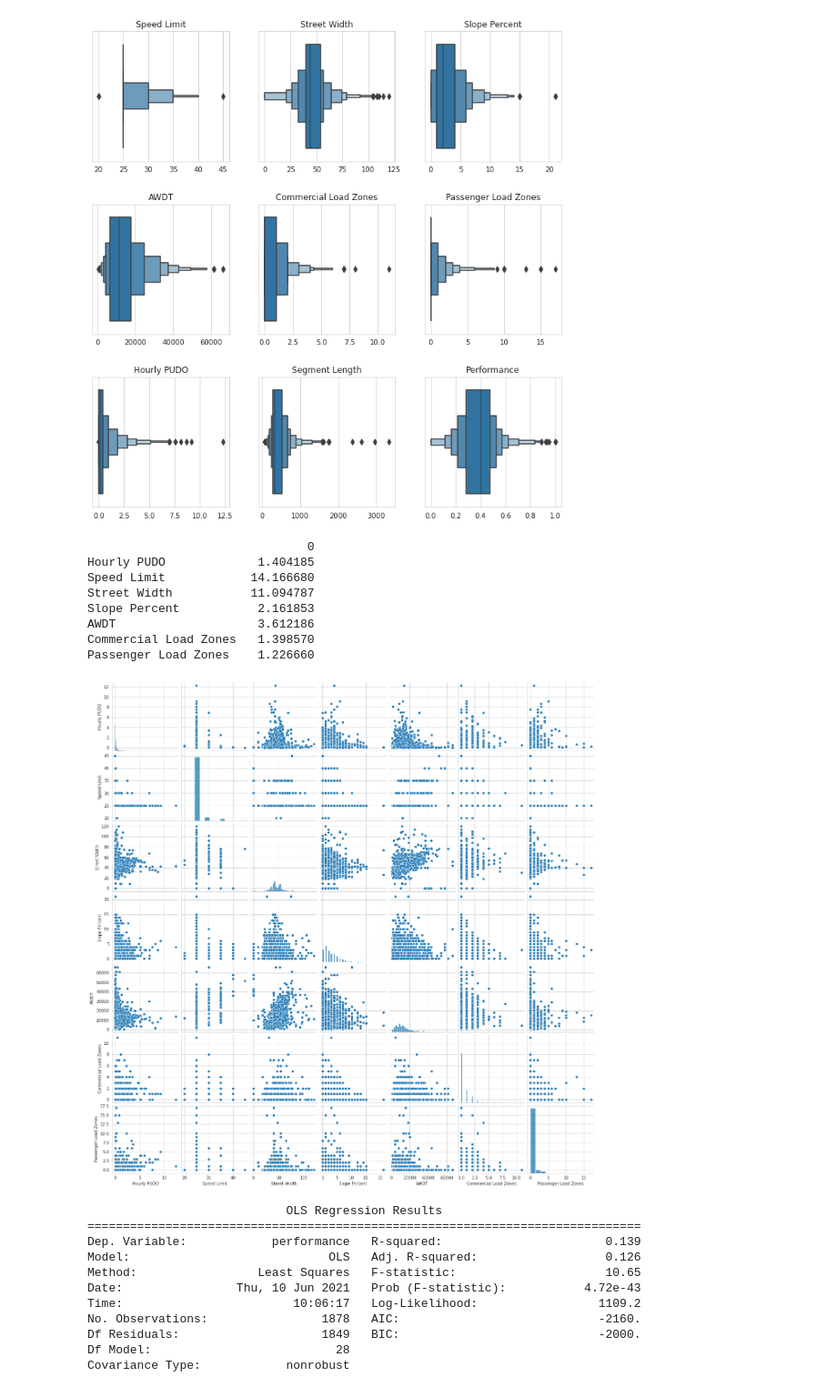
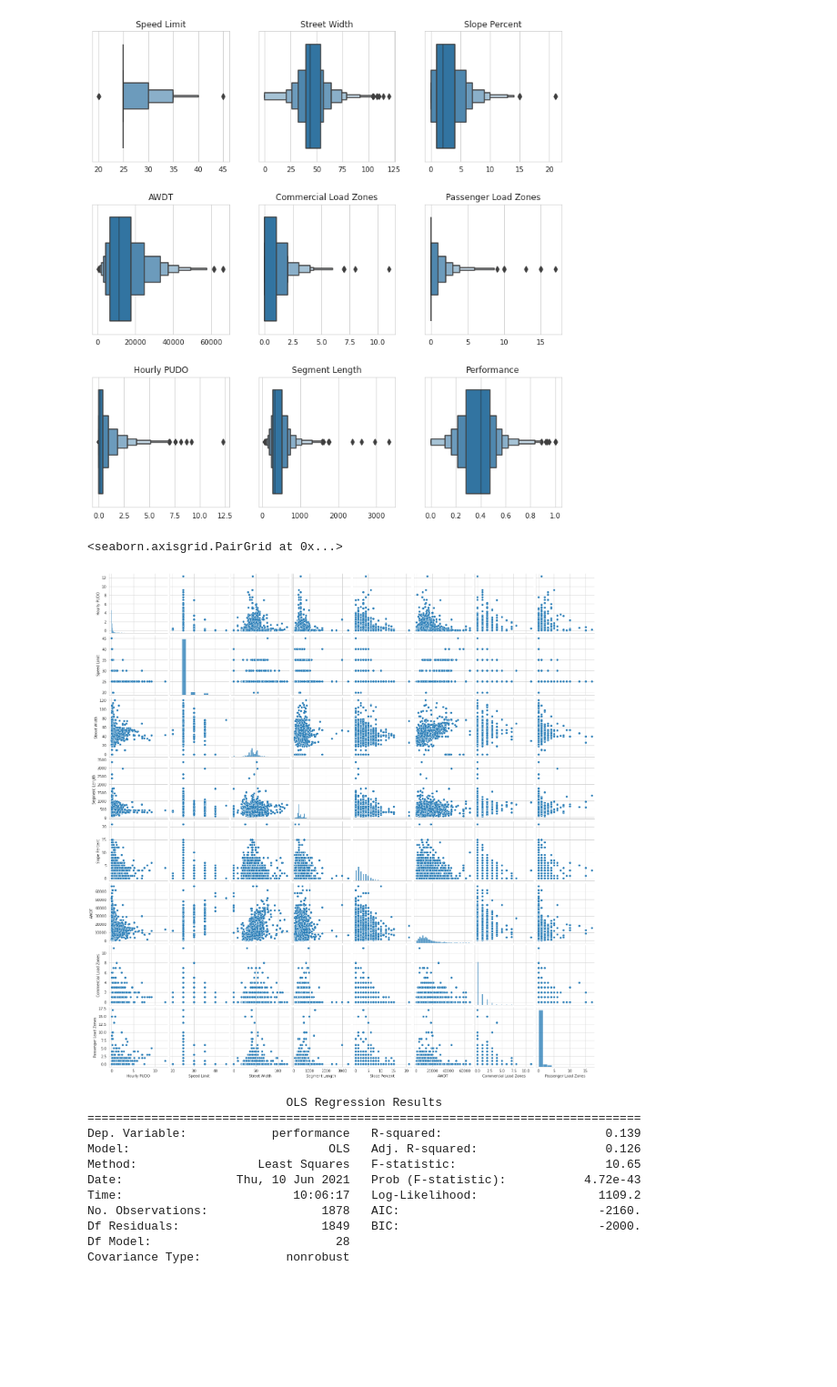
Before and after one commit to zackAemmer/transit_vis, a Jupyter notebook: transit_delay_modeling.ipynb, the cells around one changed output. Shown at 91% size. Cells and saved outputs as stored; diff of their text form; code cells hidden in the pictures; blank space fills up the shorter version.

```diff
--- a/transit_delay_modeling.ipynb
+++ b/transit_delay_modeling.ipynb
@@ -323,30 +323,24 @@ for i, col in enumerate(model_data_numeric.columns):
 [figure]
 # %%
 # Check the numerical variables for outliers
-model_data_numeric_w_ss = model_data_w_ss[['total_hourly_PUDO','SPEEDLIMIT','SURFACEWIDTH','SLOPE_PCT','AWDT','LOAD','ZONE']].copy()
-model_data_numeric_w_ss.columns = ['Hourly PUDO','Speed Limit','Street Width','Slope Percent','AWDT','Commercial Load Zones','Passenger Load Zones']
+model_data_numeric_w_ss = model_data_w_ss[['total_hourly_PUDO','SPEEDLIMIT','SURFACEWIDTH','SEGLENGTH','SLOPE_PCT','AWDT','LOAD','ZONE']].copy()
+model_data_numeric_w_ss.columns = ['Hourly PUDO','Speed Limit','Street Width','Segment Length','Slope Percent','AWDT','Commercial Load Zones','Passenger Load Zones']
+
 # Check the numerical variables for collinearity
 sns.pairplot(model_data_numeric_w_ss)
 
 # Check the variance inflation factor (1/(1-R^2_i)) where all other variables are regressed against the i variable
 # 1 = not correlated.
 # Between 1 and 5 = moderately correlated.
 # Greater than 5 = highly correlated.
-vif_values = []
-for i in range(len(model_data_numeric_w_ss.columns)):
-    vif = variance_inflation_factor(model_data_numeric_w_ss.values, i)
-    vif_values.append(vif)
-print(pd.DataFrame(vif_values, model_data_numeric_w_ss.columns))
+# vif_values = []
+# for i in range(len(model_data_numeric_w_ss.columns)):
+#     vif = variance_inflation_factor(model_data_numeric_w_ss.values, i)
+#     vif_values.append(vif)
+# print(pd.DataFrame(vif_values, model_data_numeric_w_ss.columns))
 # %% [output]
-                               0
-Hourly PUDO             1.404185
-Speed Limit            14.166680
-Street Width           11.094787
-Slope Percent           2.161853
-AWDT                    3.612186
-Commercial Load Zones   1.398570
-Passenger Load Zones    1.226660
+<seaborn.axisgrid.PairGrid at 0x...>
-[figure, old version]
+[figure, new version]
 # %%
 # All variables
 results = smf.ols('performance ~ \
```
Also changed, not shown: parts of 2 cells of this notebook, 2 other files.
